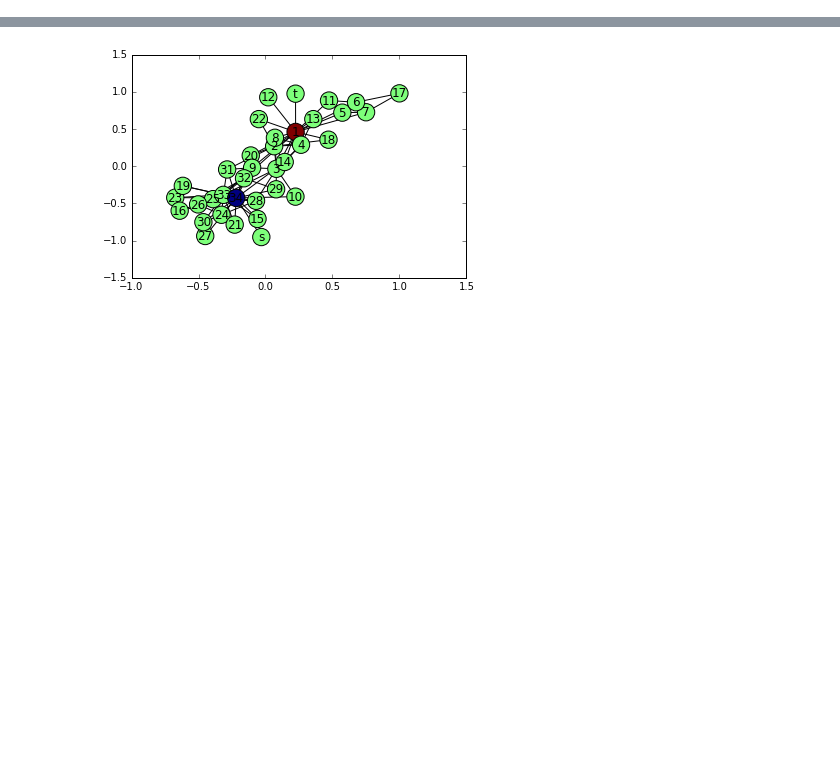
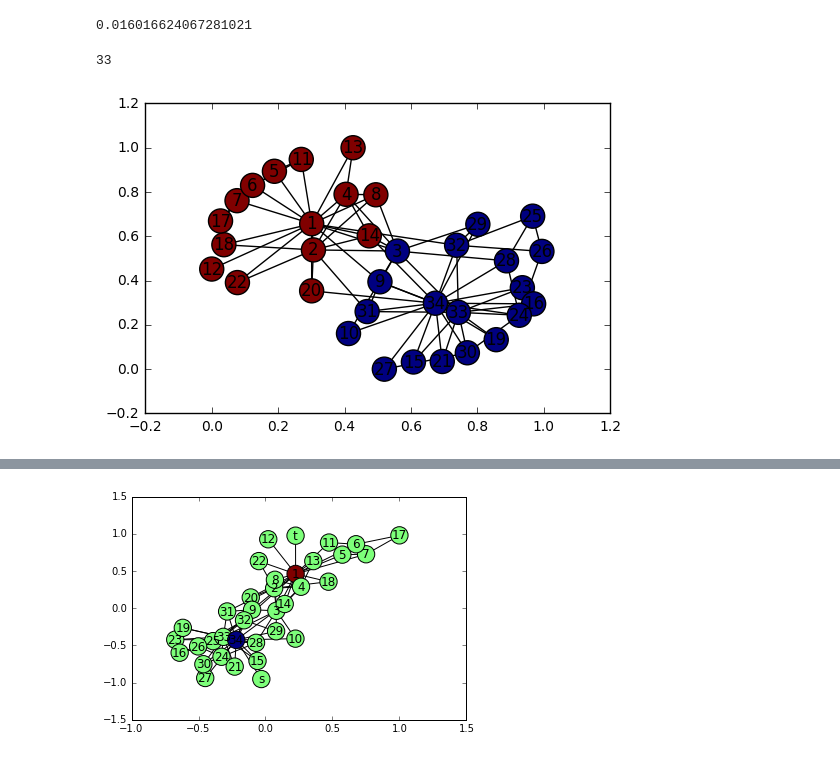
Before and after one commit to AC130USpectre/NLA2016project, a Jupyter notebook: opt-karate-mincut.ipynb, the cells around one changed output, grey strips where cells are left out. Saved outputs shown, nothing was run; the diff lists cells and outputs as text; code cells hidden in the pictures; blank space fills up the shorter version.

```diff
--- a/opt-karate-mincut.ipynb
+++ b/opt-karate-mincut.ipynb
@@ -97,0 +146,4 @@ nx.draw_networkx(kn, node_color=col)
+# %%
+cut_value
+# %% [output]
+0.016016624067281021
@@ -97,0 +158,8 @@ nx.draw_networkx(kn, node_color=col)
+# %%
+(col2 == col).sum()
+# %% [output]
+33
+# %%
+nx.draw_networkx(kn, node_color=col)
+# %% [output]
+[figure, added]
```
Also changed, not shown: parts of 19 cells of this notebook, 1 other file.
